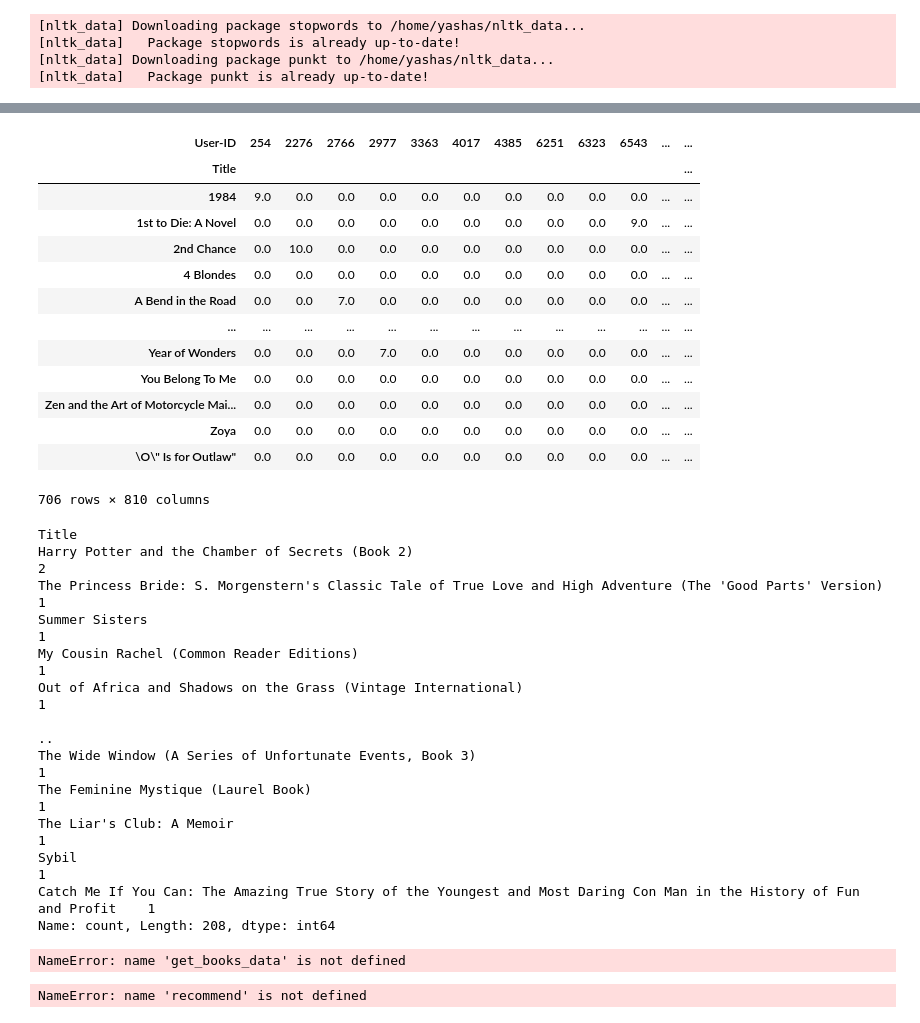
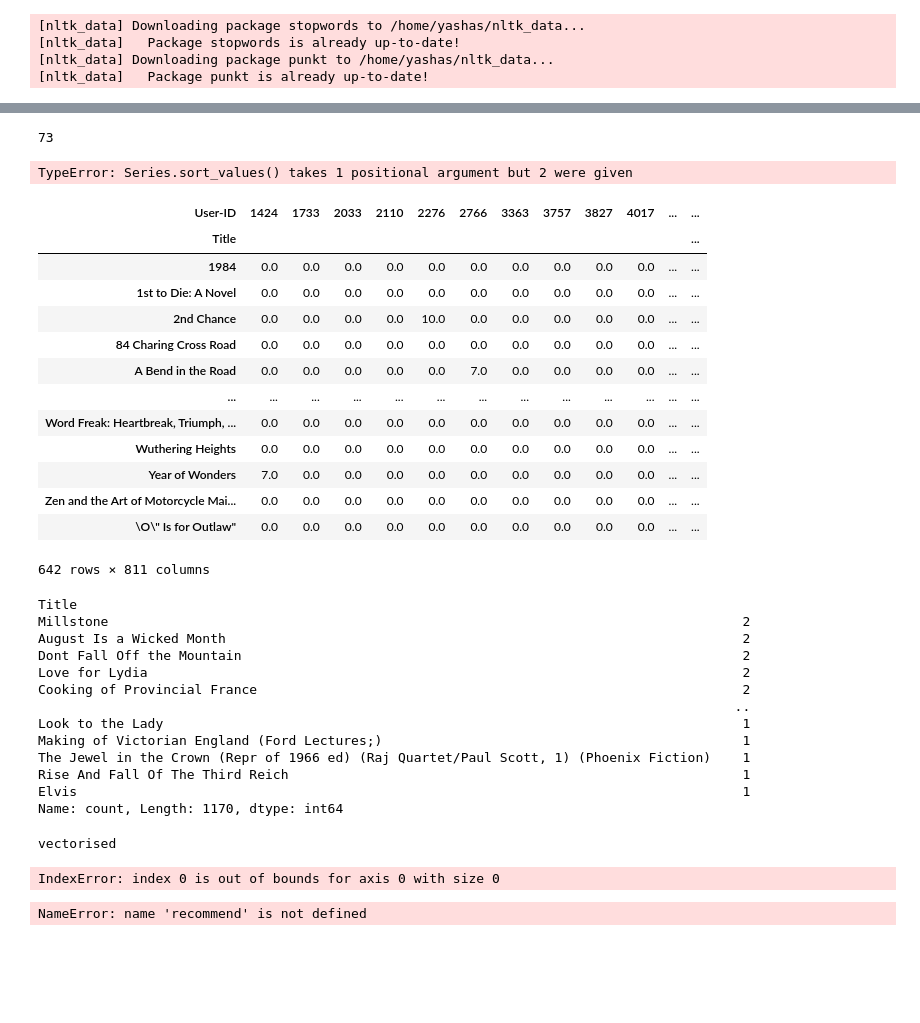
Before and after one commit to Yashas-153/Personalized_Book_Recommendation_System, a Jupyter notebook: Notebooks/bookrecom-ipynb.ipynb, the cells around one changed output, grey strips where cells are left out. Saved outputs shown, nothing was run; the diff lists cells and outputs as text; code cells hidden in the pictures; blank space fills up the shorter version.

```diff
--- a/Notebooks/bookrecom-ipynb.ipynb
+++ b/Notebooks/bookrecom-ipynb.ipynb
@@ -4,9 +4,9 @@ import numpy as np
 import warnings
 warnings.filterwarnings("ignore")
 # %%
-books = pd.read_csv("Books.csv")
-ratings = pd.read_csv("Ratings.csv")
-users = pd.read_csv("Users.csv")
+books = pd.read_csv("../Datasets/Books.csv")
+ratings = pd.read_csv("../Datasets/Ratings.csv")
+users = pd.read_csv("../Datasets/Users.csv")
 # %%
 books = books.set_axis(["ISBN","Title","Author","Year","Publisher","Image_URL_S","Image_URL_M","Image_URL_L"], axis = "columns")
 books.head()
@@ -123,4 +116,5 @@ Name: count, dtype: int64
 # %%
+ratings = ratings[ratings["Book-Rating"] != 0]
 ratings.groupby(by = "User-ID").count().sort_values(by = "ISBN", ascending = False).head(10)
 # %% [output]
 |  | ISBN | Book-Rating |
@@ -188,6 +182,10 @@ books.head()
 | 2 | 0060973129 | Decision in Normandy | Carlo D'Este | 1991 | HarperPerennial | http://images.amazon.com/images/P... | http://images.amazon.com/images/P... | http://images.amazon.com/images/P... |
 | 3 | 0374157065 | Flu: The Story of the Great Influ... | Gina Bari Kolata | 1999 | Farrar Straus Giroux | http://images.amazon.com/images/P... | http://images.amazon.com/images/P... | http://images.amazon.com/images/P... |
 | 4 | 0393045218 | The Mummies of Urumchi | E. J. W. Barber | 1999 | W. W. Norton &amp; Company | http://images.amazon.com/images/P... | http://images.amazon.com/images/P... | http://images.amazon.com/images/P... |
+# %%
+
+ratings = ratings[ratings["Book-Rating"] != 0]
+#ratings = pd.read_csv("../Datasets/Ratings.csv")
 # %% [markdown]
 ### Top Recommendations
 # %%
@@ -425,56 +539,64 @@ def recommend_by_sim_users(user_id, users_pt, users_sim_score):
+# %%
+ratings_with_name.groupby("User-ID").count()["Book-Rating"].sort_values(ascending= False).iloc[706]
+# %% [output]
+73
+# %%
+ratings_with_name.groupby('User-ID').count()['Book-Rating'].sort_values("Book-Rating").iloc[1616]
+# %% [output]
+TypeError: Series.sort_values() takes 1 positional argument but 2 were given
 # %%
-x = ratings_with_name.groupby('User-ID').count()['Book-Rating'] > 200
+x = ratings_with_name.groupby('User-ID').count()['Book-Rating'] > 65
 top_users_rating = ratings_with_name[ratings_with_name["User-ID"].isin(x[x].index)]
 
-y = top_users_rating.groupby('Title').count()['Book-Rating'] >= 50
+y = top_users_rating.groupby('Title').count()['Book-Rating'] >= 15
 final_ratings = top_users_rating[top_users_rating["Title"].isin(y[y].index)]
 
 users_pt = final_ratings.pivot_table(index='Title',columns='User-ID',values='Book-Rating')
 users_pt.fillna(0,inplace=True)
 users_pt
 # %% [output]
-| User-ID | 254 | 2276 | 2766 | 2977 | 3363 | 4017 | 4385 | 6251 | 6323 | 6543 | ... | ... |
+| User-ID | 1424 | 1733 | 2033 | 2110 | 2276 | 2766 | 3363 | 3757 | 3827 | 4017 | ... | ... |
 | Title |  |  |  |  |  |  |  |  |  |  |  | ... |
-| 1984 | 9.0 | 0.0 | 0.0 | 0.0 | 0.0 | 0.0 | 0.0 | 0.0 | 0.0 | 0.0 | ... | ... |
-| 1st to Die: A Novel | 0.0 | 0.0 | 0.0 | 0.0 | 0.0 | 0.0 | 0.0 | 0.0 | 0.0 | 9.0 | ... | ... |
-| 2nd Chance | 0.0 | 10.0 | 0.0 | 0.0 | 0.0 | 0.0 | 0.0 | 0.0 | 0.0 | 0.0 | ... | ... |
-| 4 Blondes | 0.0 | 0.0 | 0.0 | 0.0 | 0.0 | 0.0 | 0.0 | 0.0 | 0.0 | 0.0 | ... | ... |
-| A Bend in the Road | 0.0 | 0.0 | 7.0 | 0.0 | 0.0 | 0.0 | 0.0 | 0.0 | 0.0 | 0.0 | ... | ... |
+| 1984 | 0.0 | 0.0 | 0.0 | 0.0 | 0.0 | 0.0 | 0.0 | 0.0 | 0.0 | 0.0 | ... | ... |
+| 1st to Die: A Novel | 0.0 | 0.0 | 0.0 | 0.0 | 0.0 | 0.0 | 0.0 | 0.0 | 0.0 | 0.0 | ... | ... |
+| 2nd Chance | 0.0 | 0.0 | 0.0 | 0.0 | 10.0 | 0.0 | 0.0 | 0.0 | 0.0 | 0.0 | ... | ... |
+| 84 Charing Cross Road | 0.0 | 0.0 | 0.0 | 0.0 | 0.0 | 0.0 | 0.0 | 0.0 | 0.0 | 0.0 | ... | ... |
+| A Bend in the Road | 0.0 | 0.0 | 0.0 | 0.0 | 0.0 | 7.0 | 0.0 | 0.0 | 0.0 | 0.0 | ... | ... |
 | ... | ... | ... | ... | ... | ... | ... | ... | ... | ... | ... | ... | ... |
-| Year of Wonders | 0.0 | 0.0 | 0.0 | 7.0 | 0.0 | 0.0 | 0.0 | 0.0 | 0.0 | 0.0 | ... | ... |
-| You Belong To Me | 0.0 | 0.0 | 0.0 | 0.0 | 0.0 | 0.0 | 0.0 | 0.0 | 0.0 | 0.0 | ... | ... |
+| Word Freak: Heartbreak, Triumph, ... | 0.0 | 0.0 | 0.0 | 0.0 | 0.0 | 0.0 | 0.0 | 0.0 | 0.0 | 0.0 | ... | ... |
+| Wuthering Heights | 0.0 | 0.0 | 0.0 | 0.0 | 0.0 | 0.0 | 0.0 | 0.0 | 0.0 | 0.0 | ... | ... |
+| Year of Wonders | 7.0 | 0.0 | 0.0 | 0.0 | 0.0 | 0.0 | 0.0 | 0.0 | 0.0 | 0.0 | ... | ... |
 | Zen and the Art of Motorcycle Mai... | 0.0 | 0.0 | 0.0 | 0.0 | 0.0 | 0.0 | 0.0 | 0.0 | 0.0 | 0.0 | ... | ... |
-| Zoya | 0.0 | 0.0 | 0.0 | 0.0 | 0.0 | 0.0 | 0.0 | 0.0 | 0.0 | 0.0 | ... | ... |
 | \O\" Is for Outlaw" | 0.0 | 0.0 | 0.0 | 0.0 | 0.0 | 0.0 | 0.0 | 0.0 | 0.0 | 0.0 | ... | ... |
-706 rows × 810 columns
+642 rows × 811 columns
 # %%
-ratings_with_name[ratings_with_name["User-ID"] == 229741].sort_values("Book-Rating",ascending= False).reset_index()["Title"].value_counts()
+ratings_with_name[ratings_with_name["User-ID"] == 23902].sort_values("Book-Rating",ascending= False).reset_index()["Title"].value_counts()
 # %% [output]
 Title
-Harry Potter and the Chamber of Secrets (Book 2)                                                                        2
-The Princess Bride: S. Morgenstern's Classic Tale of True Love and High Adventure (The 'Good Parts' Version)            1
-Summer Sisters                                                                                                          1
-My Cousin Rachel (Common Reader Editions)                                                                               1
-Out of Africa and Shadows on the Grass (Vintage International)                                                          1
-                                                                                                                       ..
-The Wide Window (A Series of Unfortunate Events, Book 3)                                                                1
-The Feminine Mystique (Laurel Book)                                                                                     1
-The Liar's Club: A Memoir                                                                                               1
-Sybil                                                                                                                   1
-Catch Me If You Can: The Amazing True Story of the Youngest and Most Daring Con Man in the History of Fun and Profit    1
-Name: count, Length: 208, dtype: int64
+Millstone                                                                                 2
+August Is a Wicked Month                                                                  2
+Dont Fall Off the Mountain                                                                2
+Love for Lydia                                                                            2
+Cooking of Provincial France                                                              2
+                                                                                         ..
+Look to the Lady                                                                          1
+Making of Victorian England (Ford Lectures;)                                              1
+The Jewel in the Crown (Repr of 1966 ed) (Raj Quartet/Paul Scott, 1) (Phoenix Fiction)    1
+Rise And Fall Of The Third Reich                                                          1
+Elvis                                                                                     1
+Name: count, Length: 1170, dtype: int64
 # %%
 tvectorizer = TfidfVectorizer(max_features= 20000)
-books_data =
 tfidf_mat = tvectorizer.fit_transform(books_data["Features"])
 
 print("vectorised")
 
 cosine_sim = cosine_similarity(tfidf_mat) #applying cosine similarity to tfidf_matrix
 
-recommend_by_sim_users(23902,users_pt,user_sim_score).sort_values("Weighted_score(1-10)",ascending=False)
+recommend_by_sim_users(23902,users_pt,cosine_sim).sort_values("Weighted_score(1-10)",ascending=False)
 # %% [output]
-NameError: name 'get_books_data' is not defined
+vectorised
+IndexError: index 0 is out of bounds for axis 0 with size 0
 # %%
 def recommend(title, cosine_similarity= cosine_sim):
     index = -1
```
Also changed, not shown: parts of 60 cells of this notebook, 5 other files.
